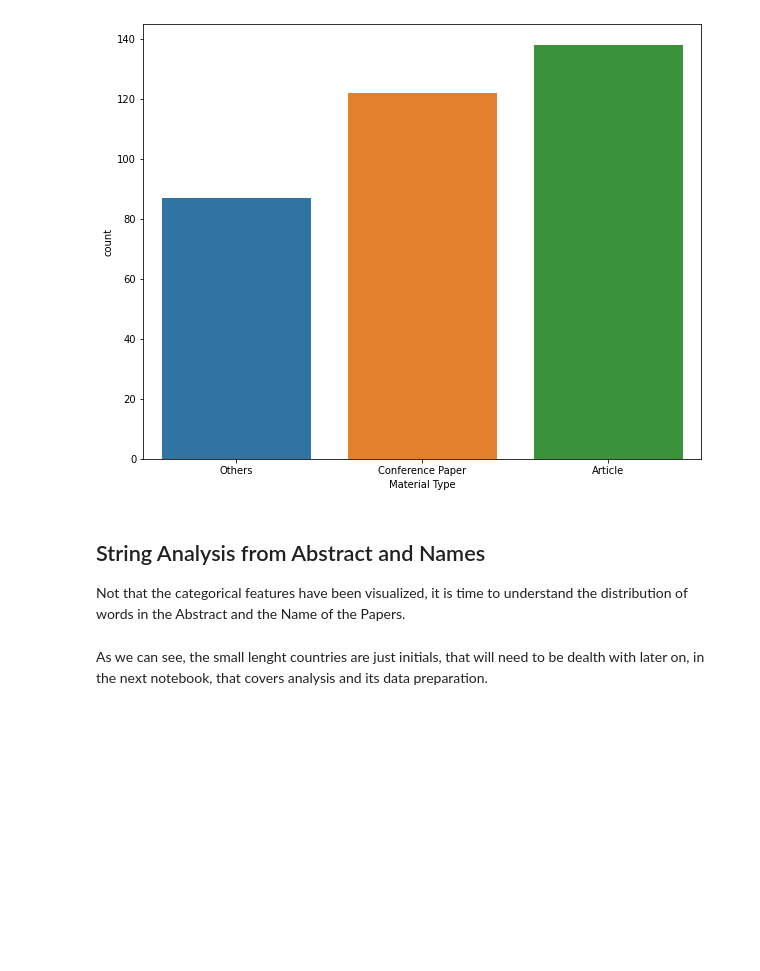
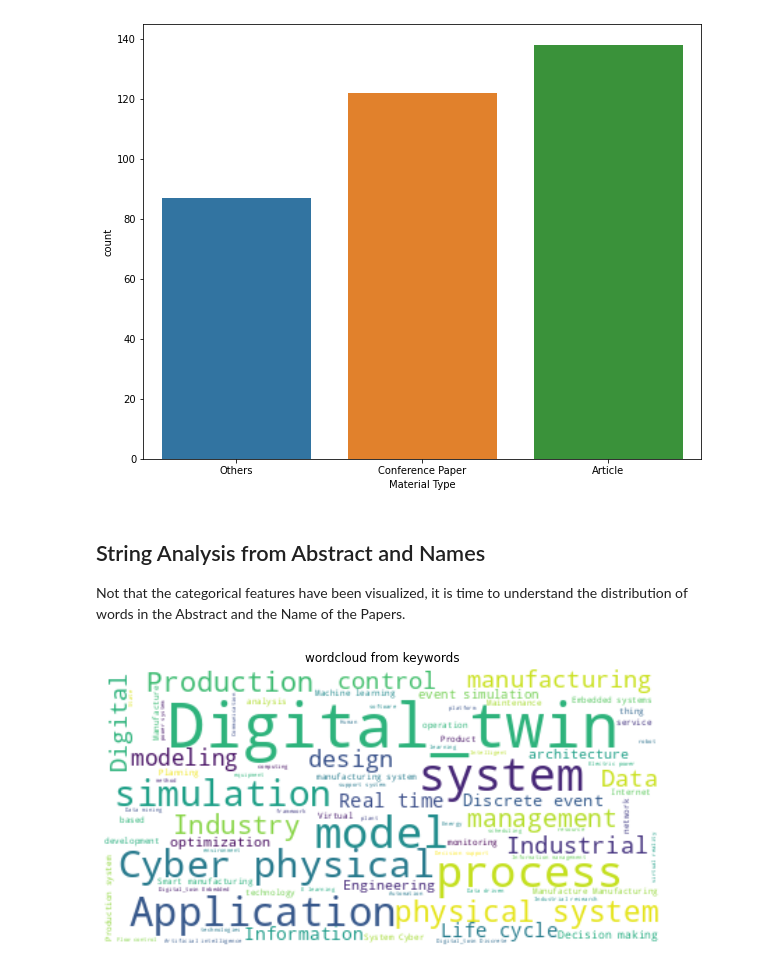
Before and after one commit to AZANK7173/Paper_Analysis, a Jupyter notebook: eda.ipynb, the cells around one changed output. Drawn from its saved outputs; the diff is of its cells as text; code cells hidden in the pictures; blank space fills up the shorter version.

Commit message:
add wordcloud

```diff
--- a/eda.ipynb
+++ b/eda.ipynb
@@ -446,2 +441,23 @@ from wordcloud import WordCloud, STOPWORDS, ImageColorGenerator
-# %% [markdown]
-As we can see, the small lenght countries are just initials, that will need to be dealth with later on, in the next notebook, that covers analysis and its data preparation.
+# %%
+# import libraries
+from PIL import Image
+from wordcloud import WordCloud, STOPWORDS
+
+def gen_wordcloud(df=df_not_nan, column="Keyword", title="wordcloud from keywords"):
+    string = df[column].sum()
+    if column in ["Keyword","Country"]:
+        string = " ".join(df[column].sum())
+
+    wordcloud = WordCloud(stopwords=STOPWORDS, background_color="white").generate(string)
+
+    plt.figure(figsize=(10,8))
+    plt.title(title)
+    plt.imshow(wordcloud, interpolation="bilinear")
+    plt.axis("off")
+    plt.show()
+
+    return
+# %%
+gen_wordcloud()
+# %% [output]
+[figure, added]
```
Also changed, not shown: parts of 3 cells of this notebook, 2 other files.
